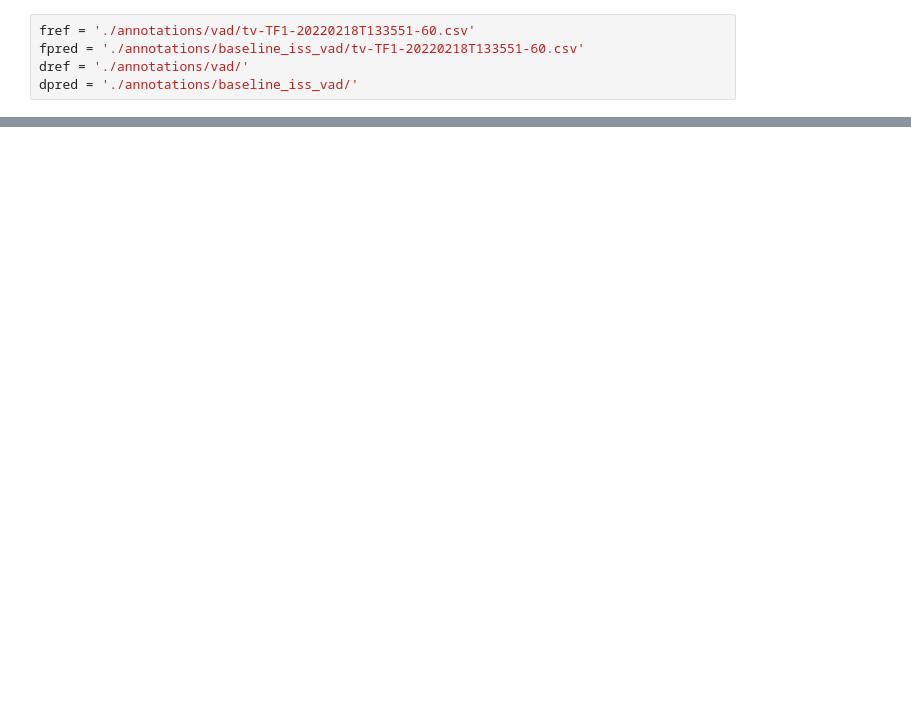
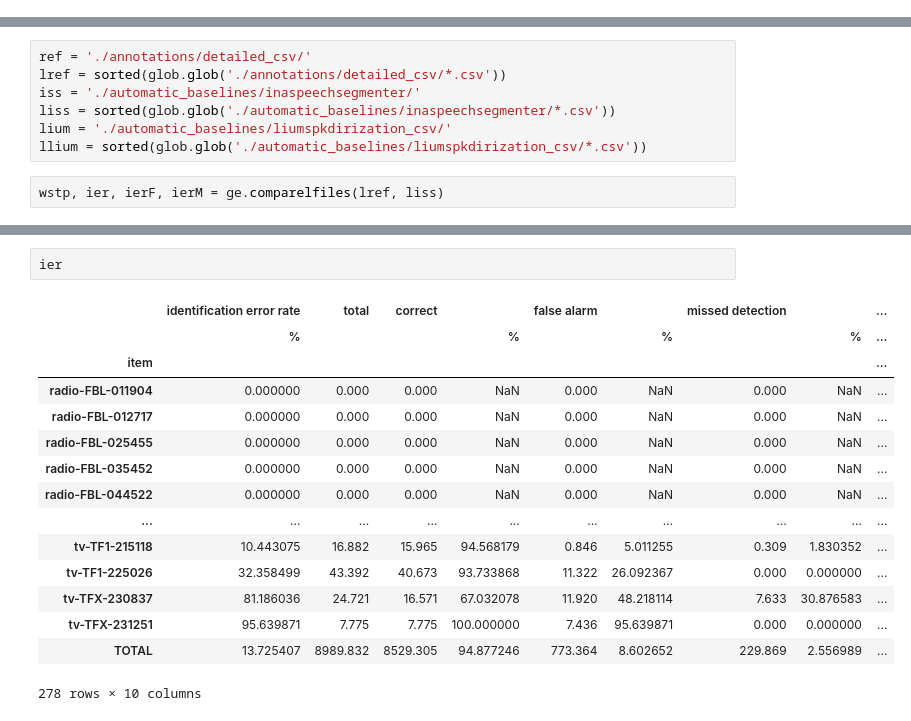
Before and after one commit to ina-foss/InaGVAD, a Jupyter notebook: EVAL_GENDER.ipynb, the cells around one changed output, grey strips where cells are left out. Cells and saved outputs as stored; diff of their text form; blank space fills up the shorter version.

```diff
--- a/EVAL_GENDER.ipynb
+++ b/EVAL_GENDER.ipynb
@@ -66,8 +8,3 @@ from pyannote.metrics.identification import IdentificationErrorRate
-# %%
-fref = './annotations/vad/tv-TF1-20220218T133551-60.csv'
-fpred = './annotations/baseline_iss_vad/tv-TF1-20220218T133551-60.csv'
-dref = './annotations/vad/'
-dpred = './annotations/baseline_iss_vad/'
 # %%
 from pyannote.core import Annotation, Timeline, Segment
 
@@ -273,0 +101,9 @@ df
+# %%
+ref = './annotations/detailed_csv/'
+lref = sorted(glob.glob('./annotations/detailed_csv/*.csv'))
+iss = './automatic_baselines/inaspeechsegmenter/'
+liss = sorted(glob.glob('./automatic_baselines/inaspeechsegmenter/*.csv'))
+lium = './automatic_baselines/liumspkdirization_csv/'
+llium = sorted(glob.glob('./automatic_baselines/liumspkdirization_csv/*.csv'))
+# %%
+wstp, ier, ierF, ierM = ge.comparelfiles(lref, liss)
@@ -273,0 +146,18 @@ df
+# %%
+ier
+# %% [output]
+|  | identification error rate | total | correct |  | false alarm |  | missed detection |  | ... |
+|  | % |  |  | % |  | % |  | % | ... |
+| item |  |  |  |  |  |  |  |  | ... |
+| radio-FBL-011904 | 0.000000 | 0.000 | 0.000 | NaN | 0.000 | NaN | 0.000 | NaN | ... |
+| radio-FBL-012717 | 0.000000 | 0.000 | 0.000 | NaN | 0.000 | NaN | 0.000 | NaN | ... |
+| radio-FBL-025455 | 0.000000 | 0.000 | 0.000 | NaN | 0.000 | NaN | 0.000 | NaN | ... |
+| radio-FBL-035452 | 0.000000 | 0.000 | 0.000 | NaN | 0.000 | NaN | 0.000 | NaN | ... |
+| radio-FBL-044522 | 0.000000 | 0.000 | 0.000 | NaN | 0.000 | NaN | 0.000 | NaN | ... |
+| ... | ... | ... | ... | ... | ... | ... | ... | ... | ... |
+| tv-TF1-215118 | 10.443075 | 16.882 | 15.965 | 94.568179 | 0.846 | 5.011255 | 0.309 | 1.830352 | ... |
+| tv-TF1-225026 | 32.358499 | 43.392 | 40.673 | 93.733868 | 11.322 | 26.092367 | 0.000 | 0.000000 | ... |
+| tv-TFX-230837 | 81.186036 | 24.721 | 16.571 | 67.032078 | 11.920 | 48.218114 | 7.633 | 30.876583 | ... |
+| tv-TFX-231251 | 95.639871 | 7.775 | 7.775 | 100.000000 | 7.436 | 95.639871 | 0.000 | 0.000000 | ... |
+| TOTAL | 13.725407 | 8989.832 | 8529.305 | 94.877246 | 773.364 | 8.602652 | 229.869 | 2.556989 | ... |
+278 rows × 10 columns
```
Also changed, not shown: parts of 22 cells of this notebook.
